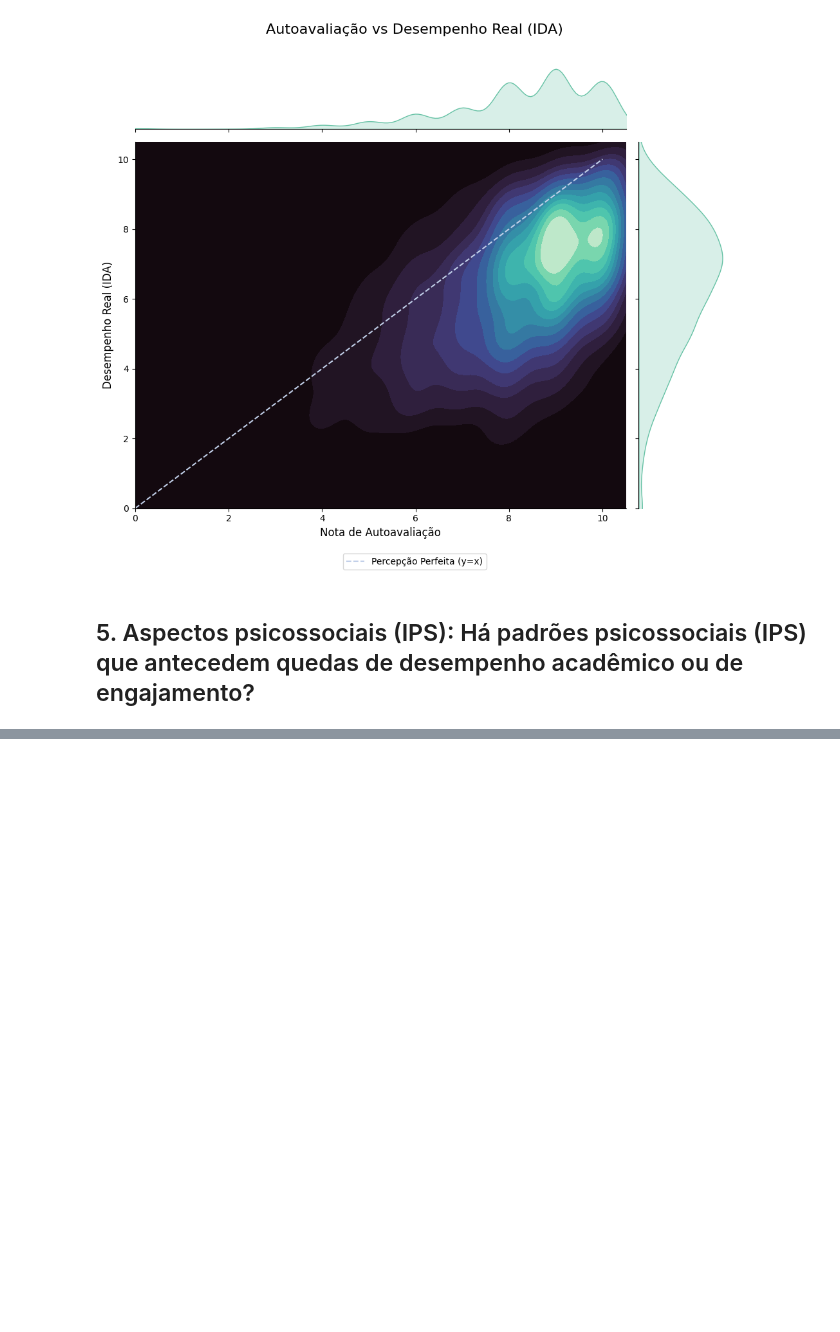
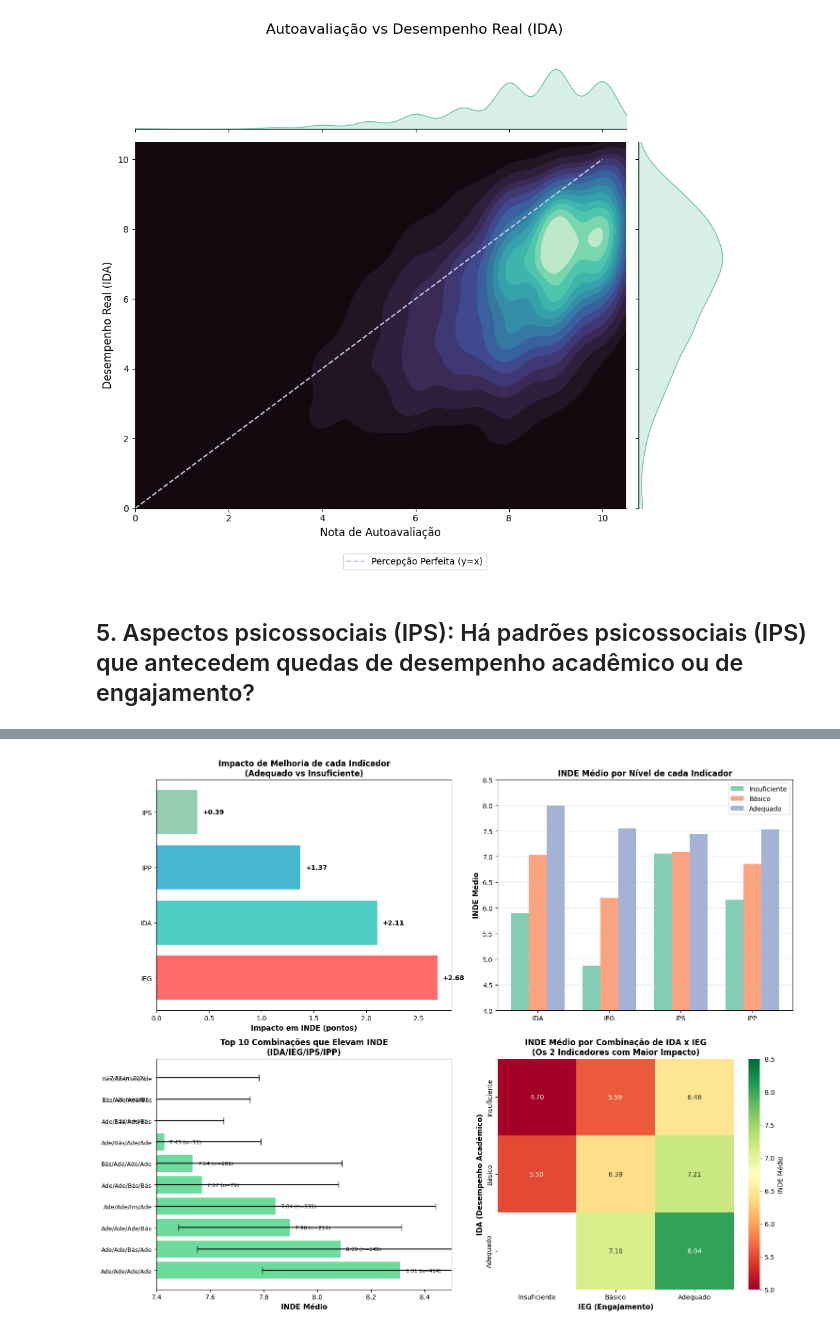
Before and after one commit to tiagoturra/fiap-datathon, a Jupyter notebook: Análise de Dados.ipynb, the cells around one changed output, grey strips where cells are left out. Saved outputs shown, nothing was run; the diff lists cells and outputs as text; code cells hidden in the pictures; blank space fills up the shorter version.

Commit message:
Continuação das análises do Datathon

```diff
--- a/Análise de Dados.ipynb
+++ b/Análise de Dados.ipynb
@@ -825,0 +1414,3 @@ plt.show()
+# %%
+df_ipv = df_combined.dropna(subset=['ipv', 'ida', 'ieg', 'ips', 'iaa'])
+print(f"\nAmostra: {len(df_ipv)} alunos com dados completos de IPV e indicadores\n")
@@ -825,0 +1433,6 @@ plt.show()
+# %%
+# Ordenar por correlação absoluta
+comp_ordenado = sorted(correlacoes_ipv.items(), key=lambda x: abs(x[1]), reverse=True)
+print(f"\nOrdem de influência (maior para menor):")
+for i, (comp, corr) in enumerate(comp_ordenado, 1):
+  print(f"  {i}. {comp.upper()}: {corr:.3f}")
@@ -825,0 +1446,9 @@ plt.show()
+# %%
+# 2. Análise temporal: Como as correlações evoluem por ano
+for ano in sorted(df_ipv['ano'].unique()):
+  df_ano = df_ipv[df_ipv['ano'] == ano]
+  print(f"Ano {ano}:")
+  for comp in comportamentos:
+    corr = df_ano['ipv'].corr(df_ano[comp], method='spearman')
+    print(f"  {comp.upper()}: {corr:.3f}")
+  print()
@@ -825,0 +1748,71 @@ plt.show()
+# %%
+# Visualizações
+fig, axes = plt.subplots(2, 2, figsize=(15, 12))
+
+# 1. Impacto isolado de cada indicador
+ax1 = axes[0, 0]
+impactos_dict = dict(impactos)
+colors = ['#ff6b6b', '#4ecdc4', '#45b7d1', '#96ceb4']
+bars = ax1.barh(list(impactos_dict.keys()), list(impactos_dict.values()), color=colors)
+ax1.set_xlabel('Impacto em INDE (pontos)', fontsize=11, fontweight='bold')
+ax1.set_title('Impacto de Melhoria de cada Indicador\n(Adequado vs Insuficiente)', fontsize=12, fontweight='bold')
+ax1.axvline(x=0, color='black', linestyle='-', linewidth=0.8)
+for i, (ind, v) in enumerate(impactos_dict.items()):
+    ax1.text(v + 0.05, i, f'+{v:.2f}', va='center', fontsize=10, fontweight='bold')
+
+# 2. INDE por nível de cada indicador
+ax2 = axes[0, 1]
+indicadores_data = {
+    'IDA': [5.89, 7.03, 8.00],
+    'IEG': [4.87, 6.20, 7.55],
+    'IPS': [7.06, 7.09, 7.44],
+    'IPP': [6.16, 6.86, 7.53]
+}
+x_pos = np.arange(len(indicadores_data))
+width = 0.25
+for i, level in enumerate(['Insuficiente', 'Básico', 'Adequado']):
+    values = [indicadores_data[ind][i] for ind in indicadores_data.keys()]
+    ax2.bar(x_pos + i*width, values, width, label=level, alpha=0.8)
+ax2.set_ylabel('INDE Médio', fontsize=11, fontweight='bold')
+ax2.set_title('INDE Médio por Nível de cada Indicador', fontsize=12, fontweight='bold')
+ax2.set_xticks(x_pos + width)
+ax2.set_xticklabels(indicadores_data.keys())
+ax2.legend()
+ax2.set_ylim([4, 8.5])
+ax2.grid(axis='y', alpha=0.3)
+
+# 3. Top 10 combinações
+ax3 = axes[1, 0]
+top10 = combinacoes_valid.head(10).copy()
+top10['combinacao'] = (top10['ida_cat'].str[:3] + '/' +
+                        top10['ieg_cat'].str[:3] + '/' +
+                        top10['ips_cat'].str[:3] + '/' +
+                        top10['ipp_cat'].str[:3])
+y_pos = np.arange(len(top10))
+bars = ax3.barh(y_pos, top10['inde_media'], xerr=top10['inde_std'],
+                color='#2ecc71', alpha=0.7, capsize=5)
+ax3.set_yticks(y_pos)
+ax3.set_yticklabels(top10['combinacao'], fontsize=9)
+ax3.set_xlabel('INDE Médio', fontsize=11, fontweight='bold')
+ax3.set_title('Top 10 Combinações que Elevam INDE\n(IDA/IEG/IPS/IPP)', fontsize=12, fontweight='bold')
+ax3.set_xlim([7.4, 8.5])
+for i, (idx, row) in enumerate(top10.iterrows()):
+    ax3.text(row['inde_media'] + 0.02, i, f"{row['inde_media']:.2f} (n={int(row['n_alunos'])})",
+             va='center', fontsize=8)
+
+# 4. Distribuição de INDE por IDA e IEG (os 2 principais)
+ax4 = axes[1, 1]
+pivot_data = df_combined.groupby(['ida_cat', 'ieg_cat'])['inde'].mean().unstack()
+sns.heatmap(pivot_data, annot=True, fmt='.2f', cmap='RdYlGn',
+            cbar_kws={'label': 'INDE Médio'}, ax=ax4, vmin=5, vmax=8.5)
+ax4.set_title('INDE Médio por Combinação de IDA x IEG\n(Os 2 Indicadores com Maior Impacto)',
+              fontsize=12, fontweight='bold')
+ax4.set_xlabel('IEG (Engajamento)', fontsize=11, fontweight='bold')
+ax4.set_ylabel('IDA (Desempenho Acadêmico)', fontsize=11, fontweight='bold')
+
+plt.tight_layout()
+plt.show()
+
+print("\n✓ Visualizações salvas em 'combinacoes_inde.png'")
+# %% [output]
+[figure, added]
```
Also changed, not shown: parts of 42 cells of this notebook.
